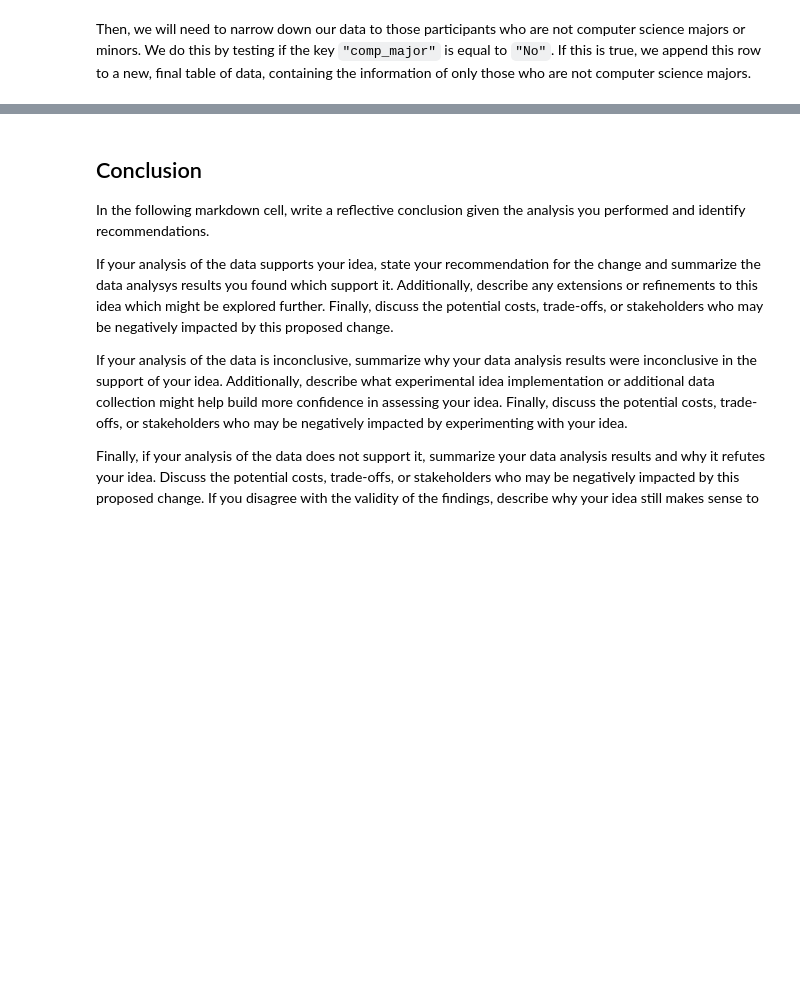
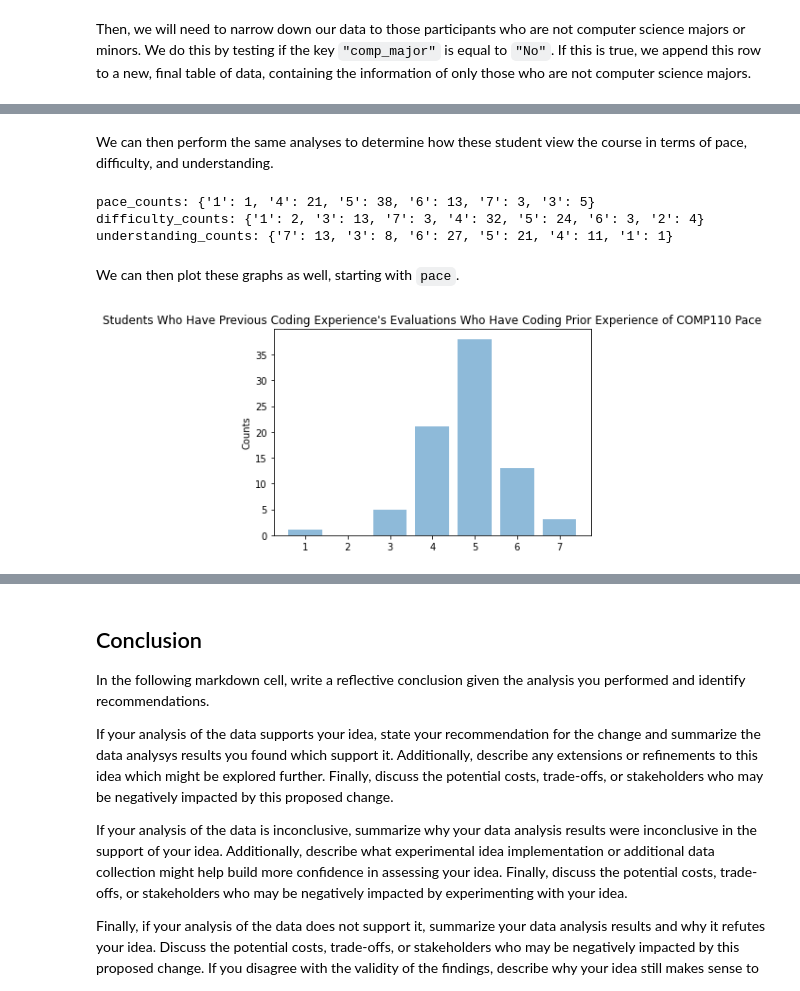
Before and after one commit to mnk48/comp110-22s-workspace, a Jupyter notebook: exercises/ex08/analysis.ipynb, the cells around one changed output, grey strips where cells are left out. Saved outputs shown, nothing was run; the diff lists cells and outputs as text; code cells hidden in the pictures; blank space fills up the shorter version.

```diff
--- a/exercises/ex08/analysis.ipynb
+++ b/exercises/ex08/analysis.ipynb
@@ -113,0 +237,30 @@ tabulate(head(selected_data, 5), selected_data.keys(), "html")
+# %% [markdown]
+We can then perform the same analyses to determine how these student view the course in terms of pace, difficulty, and understanding.
+# %%
+some_pace_counts: dict[str, int] = count(some_experience_selected["pace"])
+print(f"pace_counts: {some_pace_counts}")
+
+some_difficulty_counts: dict[str, int] = count(some_experience_selected["difficulty"])
+print(f"difficulty_counts: {some_difficulty_counts}")
+
+some_understanding_counts: dict[str, int] = count(some_experience_selected["understanding"])
+print(f"understanding_counts: {some_understanding_counts}")
+# %% [output]
+pace_counts: {'1': 1, '4': 21, '5': 38, '6': 13, '7': 3, '3': 5}
+difficulty_counts: {'1': 2, '3': 13, '7': 3, '4': 32, '5': 24, '6': 3, '2': 4}
+understanding_counts: {'7': 13, '3': 8, '6': 27, '5': 21, '4': 11, '1': 1}
+# %% [markdown]
+We can then plot these graphs as well, starting with `pace`.
+# %%
+labels = ['1', '2', '3', '4', '5', '6', '7']
+y_pos = [0, 1, 2, 3, 4, 5, 6]
+counts = [1, 0, 5, 21, 38, 13, 3]
+
+plt.bar(y_pos, counts, align='center', alpha=0.5)
+plt.xticks(y_pos, labels)
+plt.ylabel('Counts')
+plt.title("Students Who Have Previous Coding Experience's Evaluations Who Have Coding Prior Experience of COMP110 Pace")
+
+plt.show()
+# %% [output]
+[figure, added]
```
Also changed, not shown: parts of 21 cells of this notebook, 1 other file.
